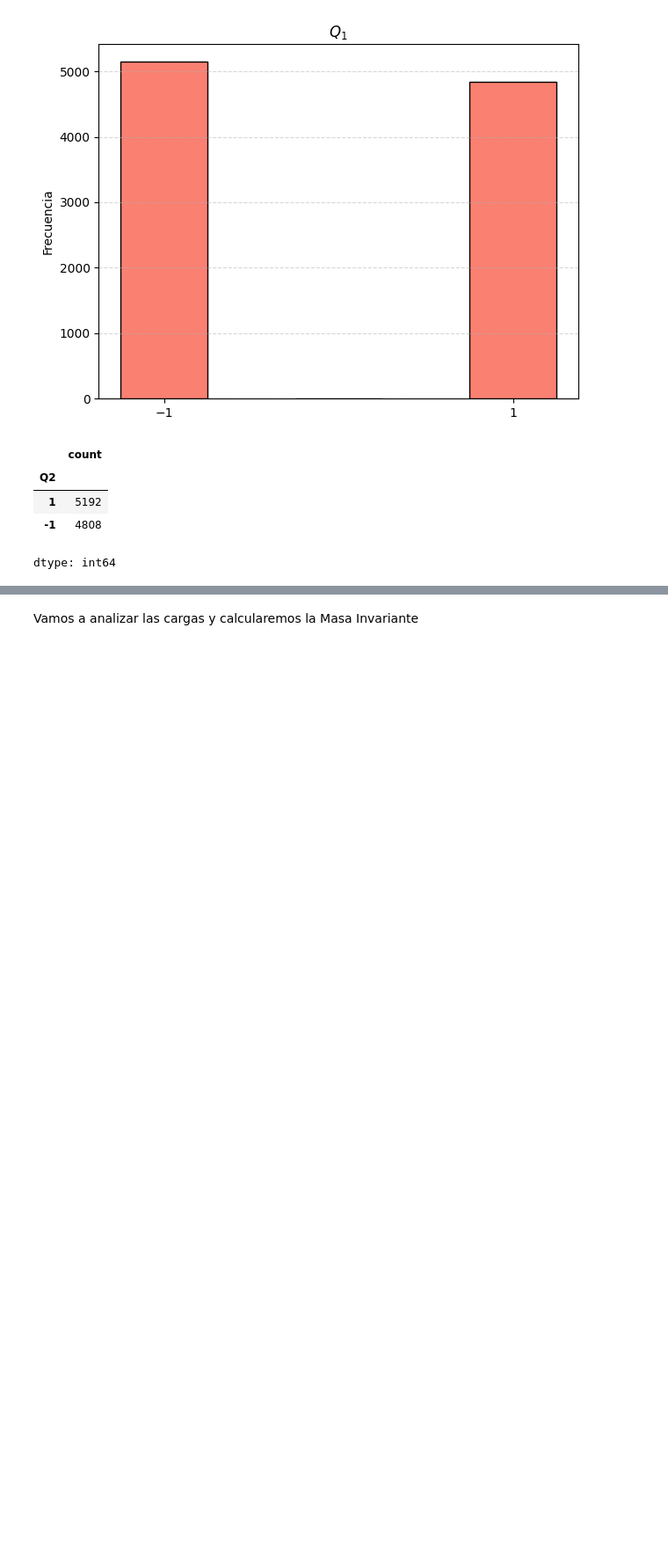
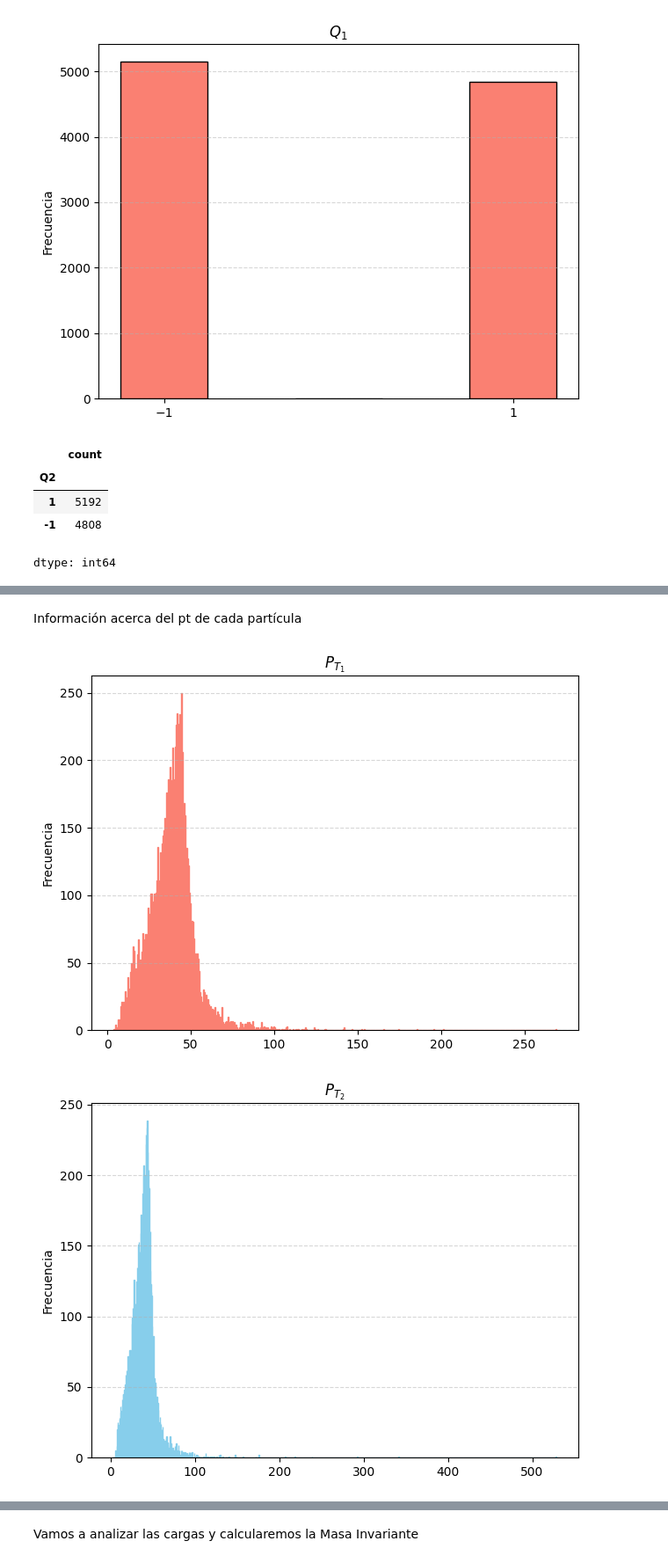
Before and after one commit to ProgramasParaFisicaDeParticulas/lecturadedatosabiertoscmszmumu-Carrazko, a Jupyter notebook: CMSOpenDataZtoMuMu.ipynb, the cells around one changed output, grey strips where cells are left out. Shown at 88% size. Saved outputs shown, nothing was run; the diff lists cells and outputs as text; code cells hidden in the pictures; blank space fills up the shorter version.

```diff
--- a/CMSOpenDataZtoMuMu.ipynb
+++ b/CMSOpenDataZtoMuMu.ipynb
@@ -100,0 +116,21 @@ plt.show()
+# %% [markdown]
+Información acerca del pt de cada partícula
+# %%
+# Hacer histograma de pt1
+plt.hist(particles['pt1'], bins = 500, align='mid', color='salmon', edgecolor='salmon')
+plt.title(r'$P_{T_1}$')
+plt.ylabel('Frecuencia')
+plt.grid(axis='y', linestyle='--', alpha=0.5)
+plt.tight_layout()
+plt.show()
+
+# Hacer histograma de pt2
+plt.hist(particles['pt2'], bins = 500, align='mid', color='lightblue', edgecolor='skyblue')
+plt.title(r'$P_{T_2}$')
+plt.ylabel('Frecuencia')
+plt.grid(axis='y', linestyle='--', alpha=0.5)
+plt.tight_layout()
+plt.show()
+# %% [output]
+[figure, added]
+[figure, added]
```
Also changed, not shown: parts of 15 cells of this notebook.
